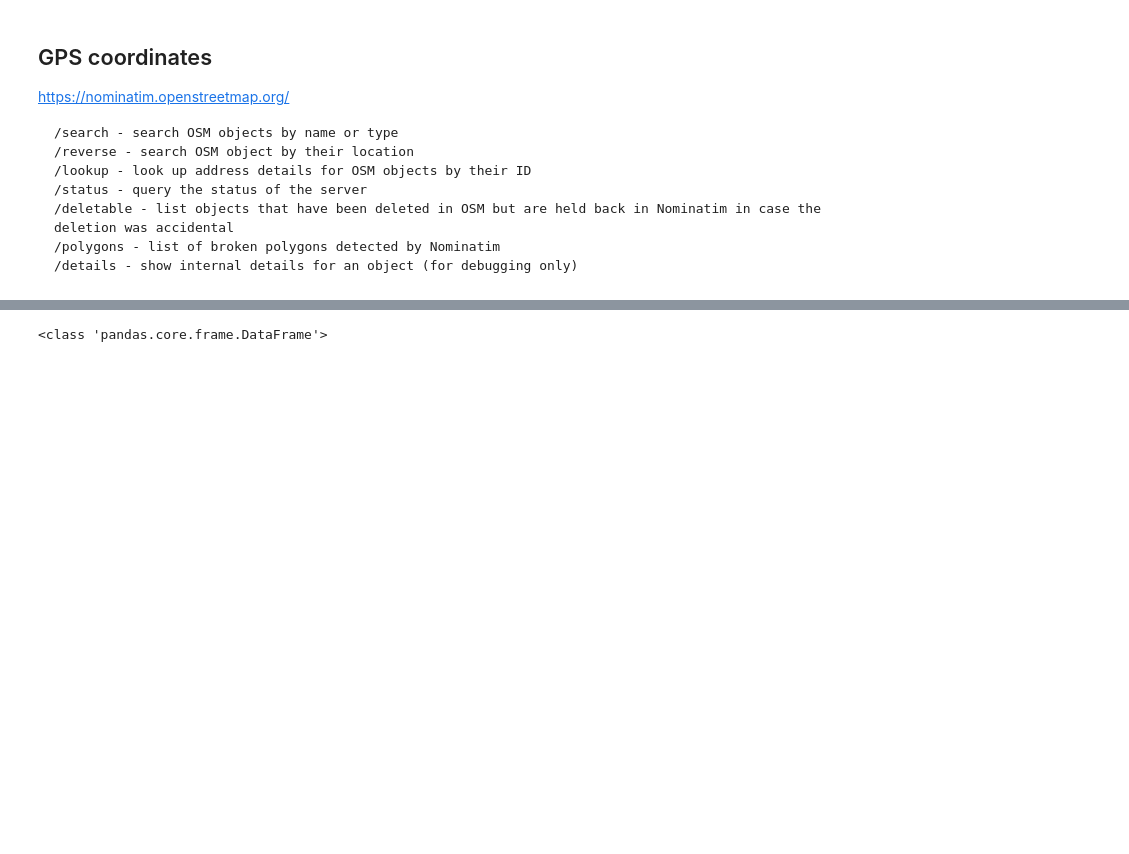
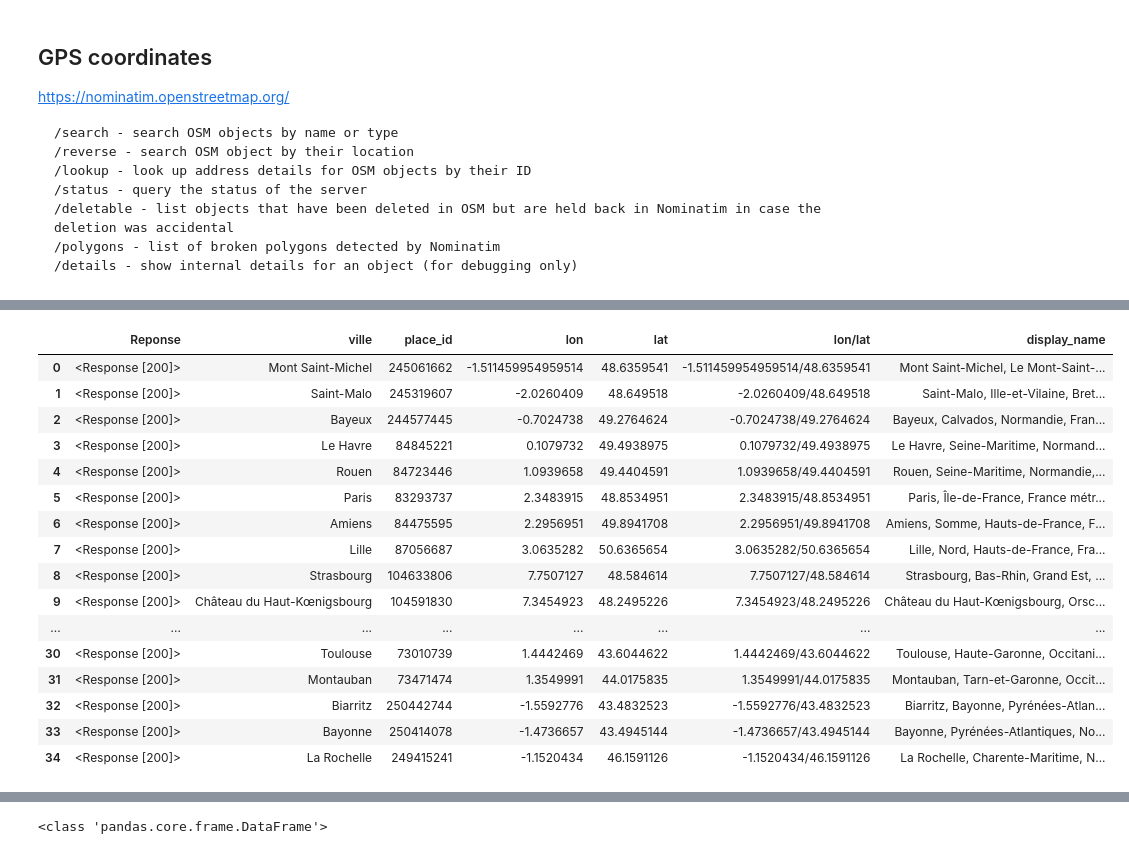
Before and after one commit to kumquat42/202311_jedha_Bloc1_Kayak, a Jupyter notebook: 202311_jedha1_Kayak_BeraudM.ipynb, the cells around one changed output, grey strips where cells are left out. Saved outputs shown, nothing was run; the diff lists cells and outputs as text; code cells hidden in the pictures; blank space fills up the shorter version.

Commit message:
multiple request

```diff
--- a/202311_jedha1_Kayak_BeraudM.ipynb
+++ b/202311_jedha1_Kayak_BeraudM.ipynb
@@ -54,6 +52,8 @@ top_35 = ["Mont Saint Michel", "St Malo", "Bayeux", "Le Havre", "Rouen",
            "Toulouse", "Montauban", "Biarritz", "Bayonne", "La Rochelle"]
 
 print('List \'top_35\' imported')
+
+liste_data_coord = []
 # %% [output]
 List 'top_35' imported
 # %% [markdown]
@@ -71,24 +153,27 @@ https://nominatim.openstreetmap.org/
 # %%
-# set city parameters
-payload = {'city':'Paris', 'format':'json'}
-#payload='Paris' #idem
+#Multiple_input
 
-# go fetch !
-reponse = requests.get('https://nominatim.openstreetmap.org/search', params=payload)
+for ville in range(0, len(top_35), 1):
 
-print('ReponseStatus:\n', reponse) #200
-print('Retour en texte:\n', reponse.text) # no gps coordinates
-#print('Retour cookies:\n', reponse.cookies)
-#print('Retour headers:\n', reponse.headers)
+    # set city parameters
+    payload = {'city':top_35[ville], 'country' : 'France', 'format':'json'}
+    #payload='Paris' #idem
 
-# write json
-data_r = reponse.json()['adresstype'=='city']
+    # go fetch !
+    reponse = requests.get('https://nominatim.openstreetmap.org/search', params=payload)
+    data_r = reponse.json()['adresstype'=='town'] #adresstype city or town: n'a pas l'air de poser problème...
 
-# recover interesting data from json
-coord = {'ville':data_r['name'], 'place_id': data_r['place_id'],
-         'lon':data_r['lon'],
-         'lat':data_r['lat'],
-         'lon/lat': data_r['lon'] + '/' + data_r['lat'],
-         'display_name':data_r['display_name']}
-type(coord) #dict
+    # recover interesting data from json
+    coord = {'Reponse': reponse,
+            'ville':data_r['name'],
+            'place_id': data_r['place_id_osm'],
+            'lon':data_r['lon'],
+            'lat':data_r['lat'],
+            'lon/lat': data_r['lon'] + '/' + data_r['lat'],
+            'display_name':data_r['display_name']}
+
+
+    liste_data_coord.append(coord)
+
+#liste_data_coord
 # %% [output]
@@ -132,0 +197,22 @@ Example data_r:
+# %%
+df_data_coord = pd.DataFrame(liste_data_coord)
+# %%
+df_data_coord
+# %% [output]
+|  | Reponse | ville | place_id | lon | lat | lon/lat | display_name |
+| 0 | <Response [200]> | Mont Saint-Michel | 245061662 | -1.511459954959514 | 48.6359541 | -1.511459954959514/48.6359541 | Mont Saint-Michel, Le Mont-Saint-... |
+| 1 | <Response [200]> | Saint-Malo | 245319607 | -2.0260409 | 48.649518 | -2.0260409/48.649518 | Saint-Malo, Ille-et-Vilaine, Bret... |
+| 2 | <Response [200]> | Bayeux | 244577445 | -0.7024738 | 49.2764624 | -0.7024738/49.2764624 | Bayeux, Calvados, Normandie, Fran... |
+| 3 | <Response [200]> | Le Havre | 84845221 | 0.1079732 | 49.4938975 | 0.1079732/49.4938975 | Le Havre, Seine-Maritime, Normand... |
+| 4 | <Response [200]> | Rouen | 84723446 | 1.0939658 | 49.4404591 | 1.0939658/49.4404591 | Rouen, Seine-Maritime, Normandie,... |
+| 5 | <Response [200]> | Paris | 83293737 | 2.3483915 | 48.8534951 | 2.3483915/48.8534951 | Paris, Île-de-France, France métr... |
+| 6 | <Response [200]> | Amiens | 84475595 | 2.2956951 | 49.8941708 | 2.2956951/49.8941708 | Amiens, Somme, Hauts-de-France, F... |
+| 7 | <Response [200]> | Lille | 87056687 | 3.0635282 | 50.6365654 | 3.0635282/50.6365654 | Lille, Nord, Hauts-de-France, Fra... |
+| 8 | <Response [200]> | Strasbourg | 104633806 | 7.7507127 | 48.584614 | 7.7507127/48.584614 | Strasbourg, Bas-Rhin, Grand Est, ... |
+| 9 | <Response [200]> | Château du Haut-Kœnigsbourg | 104591830 | 7.3454923 | 48.2495226 | 7.3454923/48.2495226 | Château du Haut-Kœnigsbourg, Orsc... |
+| ... | ... | ... | ... | ... | ... | ... | ... |
+| 30 | <Response [200]> | Toulouse | 73010739 | 1.4442469 | 43.6044622 | 1.4442469/43.6044622 | Toulouse, Haute-Garonne, Occitani... |
+| 31 | <Response [200]> | Montauban | 73471474 | 1.3549991 | 44.0175835 | 1.3549991/44.0175835 | Montauban, Tarn-et-Garonne, Occit... |
+| 32 | <Response [200]> | Biarritz | 250442744 | -1.5592776 | 43.4832523 | -1.5592776/43.4832523 | Biarritz, Bayonne, Pyrénées-Atlan... |
+| 33 | <Response [200]> | Bayonne | 250414078 | -1.4736657 | 43.4945144 | -1.4736657/43.4945144 | Bayonne, Pyrénées-Atlantiques, No... |
+| 34 | <Response [200]> | La Rochelle | 249415241 | -1.1520434 | 46.1591126 | -1.1520434/46.1591126 | La Rochelle, Charente-Maritime, N... |
```
Also changed, not shown: parts of 9 cells of this notebook.
